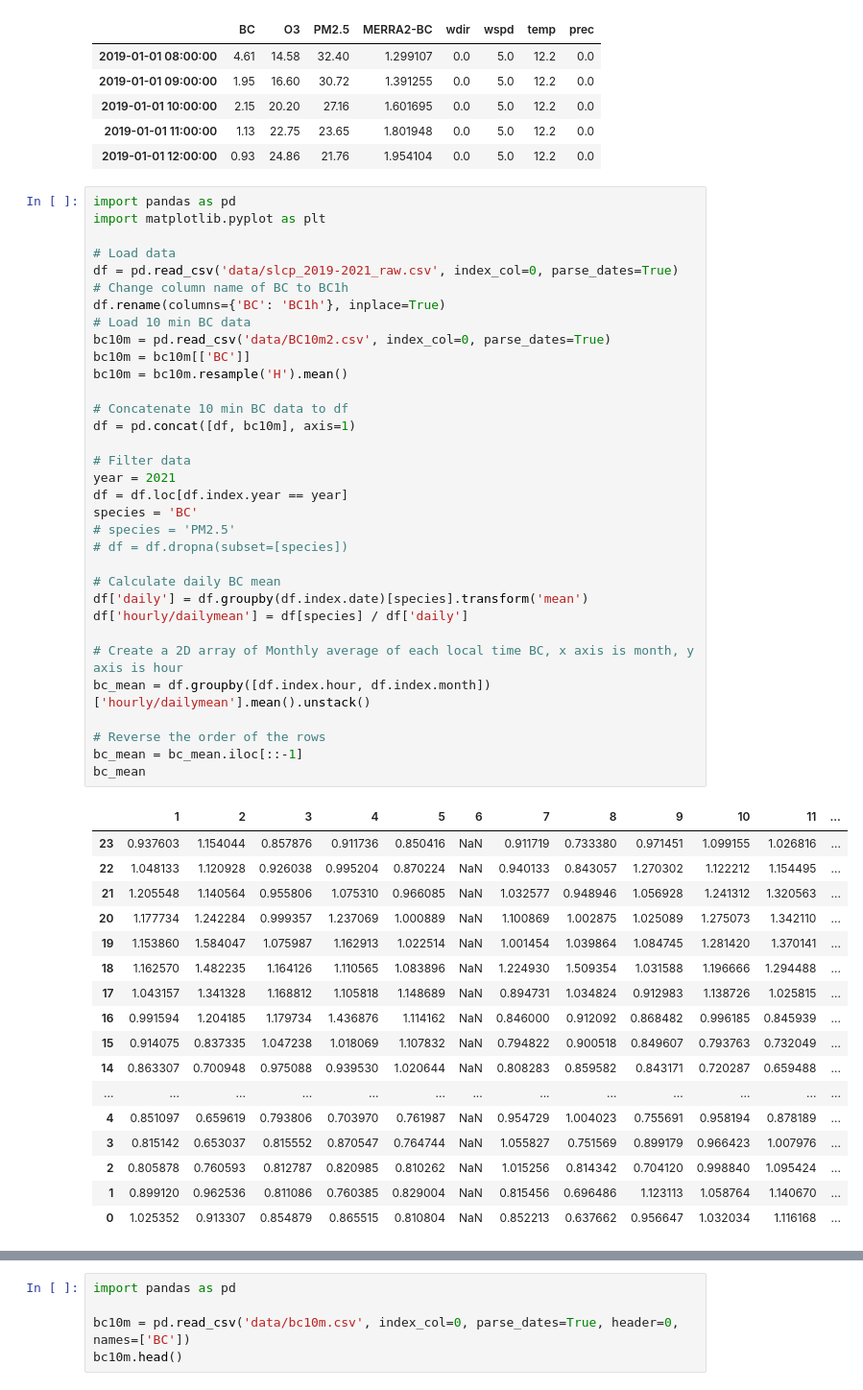
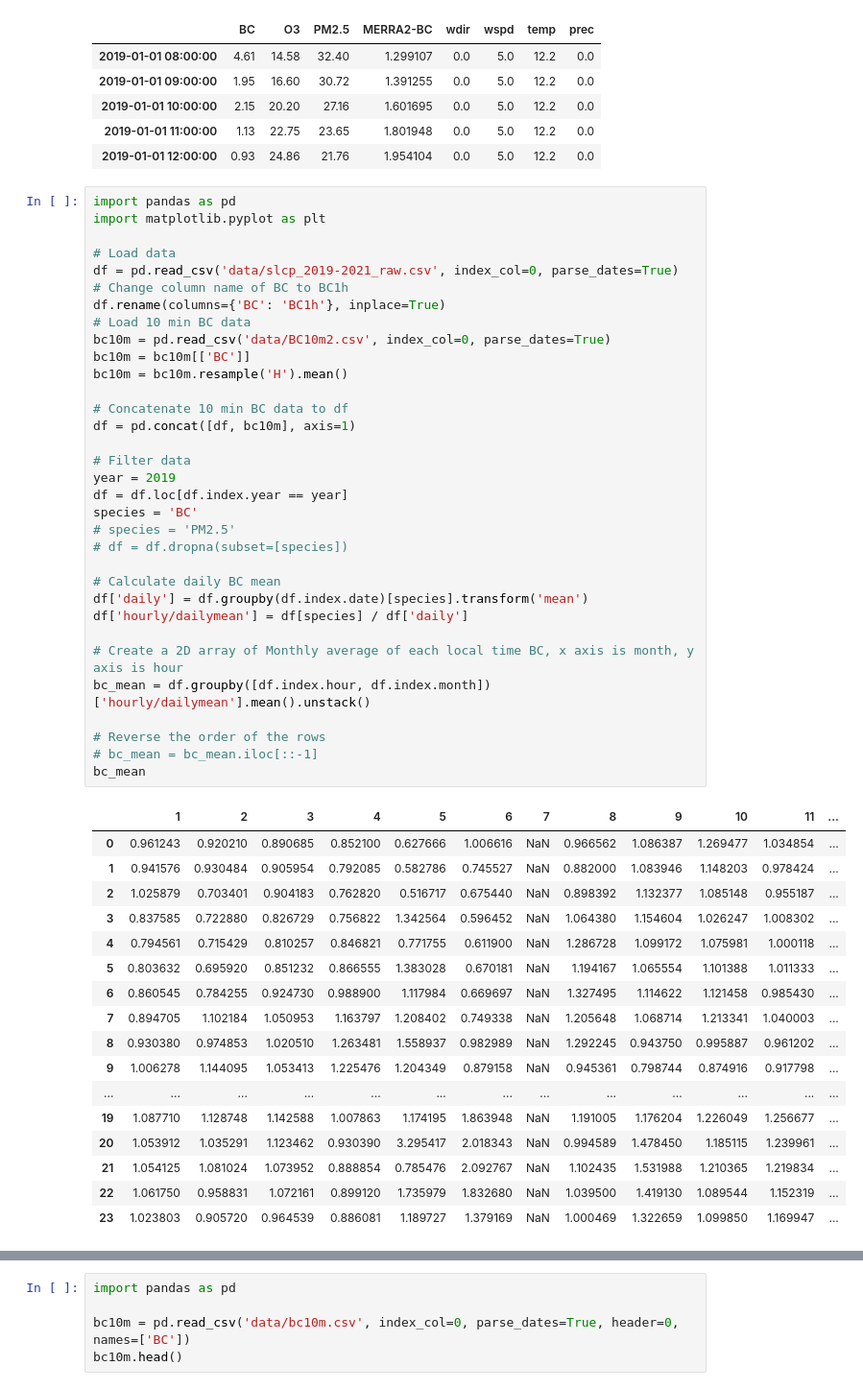
Before and after one commit to do-duytung/slcp-vietnam, a Jupyter notebook: basestats.ipynb, the cells around one changed output, grey strips where cells are left out. Shown at 96% size. Saved outputs shown, nothing was run; the diff lists cells and outputs as text.

```diff
--- a/basestats.ipynb
+++ b/basestats.ipynb
@@ -662,48 +717,48 @@ import matplotlib.pyplot as plt
 
 # Load data
 df = pd.read_csv('data/slcp_2019-2021_raw.csv', index_col=0, parse_dates=True)
 # Change column name of BC to BC1h
 df.rename(columns={'BC': 'BC1h'}, inplace=True)
 # Load 10 min BC data
 bc10m = pd.read_csv('data/BC10m2.csv', index_col=0, parse_dates=True)
 bc10m = bc10m[['BC']]
 bc10m = bc10m.resample('H').mean()
 
 # Concatenate 10 min BC data to df
 df = pd.concat([df, bc10m], axis=1)
 
 # Filter data
-year = 2021
+year = 2019
 df = df.loc[df.index.year == year]
 species = 'BC'
 # species = 'PM2.5'
 # df = df.dropna(subset=[species])
 
 # Calculate daily BC mean
 df['daily'] = df.groupby(df.index.date)[species].transform('mean')
 df['hourly/dailymean'] = df[species] / df['daily']
 
 # Create a 2D array of Monthly average of each local time BC, x axis is month, y axis is hour
 bc_mean = df.groupby([df.index.hour, df.index.month])['hourly/dailymean'].mean().unstack()
 
 # Reverse the order of the rows
-bc_mean = bc_mean.iloc[::-1]
+# bc_mean = bc_mean.iloc[::-1]
 bc_mean
 # %% [output]
 |  | 1 | 2 | 3 | 4 | 5 | 6 | 7 | 8 | 9 | 10 | 11 | ... |
-| 23 | 0.937603 | 1.154044 | 0.857876 | 0.911736 | 0.850416 | NaN | 0.911719 | 0.733380 | 0.971451 | 1.099155 | 1.026816 | ... |
-| 22 | 1.048133 | 1.120928 | 0.926038 | 0.995204 | 0.870224 | NaN | 0.940133 | 0.843057 | 1.270302 | 1.122212 | 1.154495 | ... |
-| 21 | 1.205548 | 1.140564 | 0.955806 | 1.075310 | 0.966085 | NaN | 1.032577 | 0.948946 | 1.056928 | 1.241312 | 1.320563 | ... |
-| 20 | 1.177734 | 1.242284 | 0.999357 | 1.237069 | 1.000889 | NaN | 1.100869 | 1.002875 | 1.025089 | 1.275073 | 1.342110 | ... |
-| 19 | 1.153860 | 1.584047 | 1.075987 | 1.162913 | 1.022514 | NaN | 1.001454 | 1.039864 | 1.084745 | 1.281420 | 1.370141 | ... |
-| 18 | 1.162570 | 1.482235 | 1.164126 | 1.110565 | 1.083896 | NaN | 1.224930 | 1.509354 | 1.031588 | 1.196666 | 1.294488 | ... |
-| 17 | 1.043157 | 1.341328 | 1.168812 | 1.105818 | 1.148689 | NaN | 0.894731 | 1.034824 | 0.912983 | 1.138726 | 1.025815 | ... |
-| 16 | 0.991594 | 1.204185 | 1.179734 | 1.436876 | 1.114162 | NaN | 0.846000 | 0.912092 | 0.868482 | 0.996185 | 0.845939 | ... |
-| 15 | 0.914075 | 0.837335 | 1.047238 | 1.018069 | 1.107832 | NaN | 0.794822 | 0.900518 | 0.849607 | 0.793763 | 0.732049 | ... |
-| 14 | 0.863307 | 0.700948 | 0.975088 | 0.939530 | 1.020644 | NaN | 0.808283 | 0.859582 | 0.843171 | 0.720287 | 0.659488 | ... |
+| 0 | 0.961243 | 0.920210 | 0.890685 | 0.852100 | 0.627666 | 1.006616 | NaN | 0.966562 | 1.086387 | 1.269477 | 1.034854 | ... |
+| 1 | 0.941576 | 0.930484 | 0.905954 | 0.792085 | 0.582786 | 0.745527 | NaN | 0.882000 | 1.083946 | 1.148203 | 0.978424 | ... |
+| 2 | 1.025879 | 0.703401 | 0.904183 | 0.762820 | 0.516717 | 0.675440 | NaN | 0.898392 | 1.132377 | 1.085148 | 0.955187 | ... |
+| 3 | 0.837585 | 0.722880 | 0.826729 | 0.756822 | 1.342564 | 0.596452 | NaN | 1.064380 | 1.154604 | 1.026247 | 1.008302 | ... |
+| 4 | 0.794561 | 0.715429 | 0.810257 | 0.846821 | 0.771755 | 0.611900 | NaN | 1.286728 | 1.099172 | 1.075981 | 1.000118 | ... |
+| 5 | 0.803632 | 0.695920 | 0.851232 | 0.866555 | 1.383028 | 0.670181 | NaN | 1.194167 | 1.065554 | 1.101388 | 1.011333 | ... |
+| 6 | 0.860545 | 0.784255 | 0.924730 | 0.988900 | 1.117984 | 0.669697 | NaN | 1.327495 | 1.114622 | 1.121458 | 0.985430 | ... |
+| 7 | 0.894705 | 1.102184 | 1.050953 | 1.163797 | 1.208402 | 0.749338 | NaN | 1.205648 | 1.068714 | 1.213341 | 1.040003 | ... |
+| 8 | 0.930380 | 0.974853 | 1.020510 | 1.263481 | 1.558937 | 0.982989 | NaN | 1.292245 | 0.943750 | 0.995887 | 0.961202 | ... |
+| 9 | 1.006278 | 1.144095 | 1.053413 | 1.225476 | 1.204349 | 0.879158 | NaN | 0.945361 | 0.798744 | 0.874916 | 0.917798 | ... |
 | ... | ... | ... | ... | ... | ... | ... | ... | ... | ... | ... | ... | ... |
-| 4 | 0.851097 | 0.659619 | 0.793806 | 0.703970 | 0.761987 | NaN | 0.954729 | 1.004023 | 0.755691 | 0.958194 | 0.878189 | ... |
-| 3 | 0.815142 | 0.653037 | 0.815552 | 0.870547 | 0.764744 | NaN | 1.055827 | 0.751569 | 0.899179 | 0.966423 | 1.007976 | ... |
-| 2 | 0.805878 | 0.760593 | 0.812787 | 0.820985 | 0.810262 | NaN | 1.015256 | 0.814342 | 0.704120 | 0.998840 | 1.095424 | ... |
-| 1 | 0.899120 | 0.962536 | 0.811086 | 0.760385 | 0.829004 | NaN | 0.815456 | 0.696486 | 1.123113 | 1.058764 | 1.140670 | ... |
-| 0 | 1.025352 | 0.913307 | 0.854879 | 0.865515 | 0.810804 | NaN | 0.852213 | 0.637662 | 0.956647 | 1.032034 | 1.116168 | ... |
+| 19 | 1.087710 | 1.128748 | 1.142588 | 1.007863 | 1.174195 | 1.863948 | NaN | 1.191005 | 1.176204 | 1.226049 | 1.256677 | ... |
+| 20 | 1.053912 | 1.035291 | 1.123462 | 0.930390 | 3.295417 | 2.018343 | NaN | 0.994589 | 1.478450 | 1.185115 | 1.239961 | ... |
+| 21 | 1.054125 | 1.081024 | 1.073952 | 0.888854 | 0.785476 | 2.092767 | NaN | 1.102435 | 1.531988 | 1.210365 | 1.219834 | ... |
+| 22 | 1.061750 | 0.958831 | 1.072161 | 0.899120 | 1.735979 | 1.832680 | NaN | 1.039500 | 1.419130 | 1.089544 | 1.152319 | ... |
+| 23 | 1.023803 | 0.905720 | 0.964539 | 0.886081 | 1.189727 | 1.379169 | NaN | 1.000469 | 1.322659 | 1.099850 | 1.169947 | ... |
```
Also changed, not shown: parts of 11 cells of this notebook, 3 other files.
